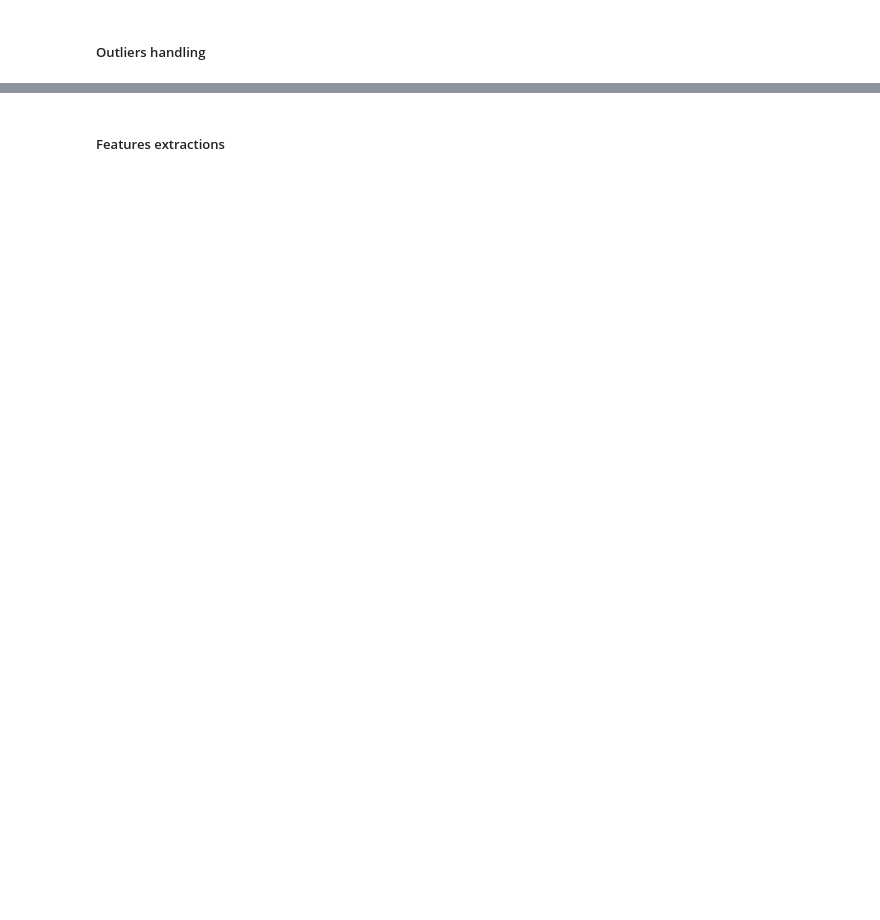
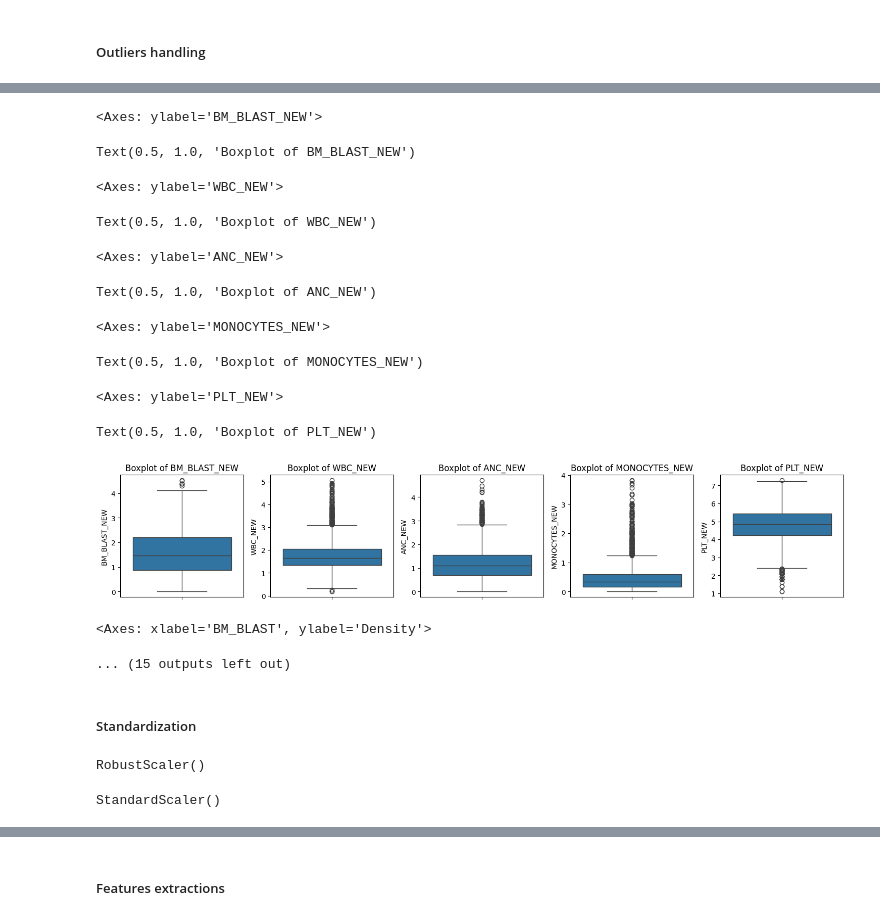
Before and after one commit to oagbohouto86/challenge_qrt, a Jupyter notebook: dm_qrt.ipynb, the cells around one changed output, grey strips where cells are left out. Cells and saved outputs as stored; diff of their text form; code cells hidden in the pictures; blank space fills up the shorter version.

```diff
--- a/dm_qrt.ipynb
+++ b/dm_qrt.ipynb
@@ -229,0 +404,6 @@ plt.gca().spines[['top', 'right',]].set_visible(False)
+# %%
+#@title Set impute kernel parameters
+var_to_impute=["BM_BLAST", "WBC", "ANC", "MONOCYTES", "HB", "PLT"]
+imputkernel = mf.ImputationKernel(data=df, num_datasets=5, random_state=123)
+print(imputkernel)
+imputkernel.mice(4)
@@ -230,2 +455,14 @@ plt.gca().spines[['top', 'right',]].set_visible(False)
 # %% [markdown]
 ##### Outliers handling
+# %%
+#@title Boxplot to identify outliers
+float_col=df_new.select_dtypes("float").columns
+fig, axes = plt.subplots(2, 4, figsize=(10, 6))
+axes = axes.flatten()
+for i, col in enumerate(float_col):
+  sns.boxplot(df_new, y=col, ax=axes[i])
+  axes[i].set_title(f'Boxplot of {col}')
+plt.tight_layout()
+plt.show()
+#@markdown Regards these boxplots "BM_BLAST", "WBC", "ANC", "MONOCYTES", "PLT" present outliers and asymetric distribution.
+#@markdown I will apply logarithmic scale to these variables
@@ -231,0 +483,38 @@ plt.gca().spines[['top', 'right',]].set_visible(False)
+# %%
+#@title Apply logaritimic transformation
+var_with_outlier=["BM_BLAST", "WBC", "ANC", "MONOCYTES", "PLT"]
+for col in var_with_outlier:
+  df_new[f'{col}_NEW']=np.log1p(df_new[col])
+# %%
+#@title Check transformation
+fig, axes = plt.subplots(1, 5, figsize=(15, 3))
+axes = axes.flatten()
+for i, col in enumerate(var_with_outlier):
+  sns.boxplot(df_new, y=f'{col}_NEW', ax=axes[i])
+  axes[i].set_title(f'Boxplot of {col}_NEW')
+plt.tight_layout()
+plt.show()
+
+fig, axes = plt.subplots(1, 5, figsize=(15, 3))
+axes = axes.flatten()
+var_with_outlier=["BM_BLAST", "WBC", "ANC", "MONOCYTES", "PLT"]
+for i, col in enumerate(var_with_outlier):
+    sns.kdeplot(df_new[col], label="Before", color="red", fill=True, alpha=0.3, ax=axes[i])
+    sns.kdeplot(df_new[f'{col}_NEW'], label="After", color="blue", fill=True, alpha=0.3, ax=axes[i])
+    axes[i].set_title(f"Dist {col} before/after")
+plt.tight_layout()
+plt.show()
+# %% [output]
+<Axes: ylabel='BM_BLAST_NEW'>
+Text(0.5, 1.0, 'Boxplot of BM_BLAST_NEW')
+<Axes: ylabel='WBC_NEW'>
+Text(0.5, 1.0, 'Boxplot of WBC_NEW')
+<Axes: ylabel='ANC_NEW'>
+Text(0.5, 1.0, 'Boxplot of ANC_NEW')
+<Axes: ylabel='MONOCYTES_NEW'>
+Text(0.5, 1.0, 'Boxplot of MONOCYTES_NEW')
+<Axes: ylabel='PLT_NEW'>
+Text(0.5, 1.0, 'Boxplot of PLT_NEW')
+[figure, added]
+<Axes: xlabel='BM_BLAST', ylabel='Density'>
+... (15 outputs left out)
@@ -231,0 +523,17 @@ plt.gca().spines[['top', 'right',]].set_visible(False)
+# %% [markdown]
+##### Standardization
+# %%
+# Use robust scaler with variables with outlier and standardscaler with HB_NEW
+rscaler=RobustScaler()
+cols_to_scale=["BM_BLAST_NEW", "WBC_NEW", "ANC_NEW", "MONOCYTES_NEW", "PLT_NEW"]
+rscaler.fit(df_new[cols_to_scale])
+df_new[cols_to_scale] = rscaler.transform(df_new[cols_to_scale])
+# %% [output]
+RobustScaler()
+# %%
+sscaler=StandardScaler()
+cols_to_scale=["HB_NEW"]
+sscaler.fit(df_new[cols_to_scale])
+df_new[cols_to_scale] = sscaler.transform(df_new[cols_to_scale])
+# %% [output]
+StandardScaler()
```
Also changed, not shown: parts of 31 cells of this notebook.
